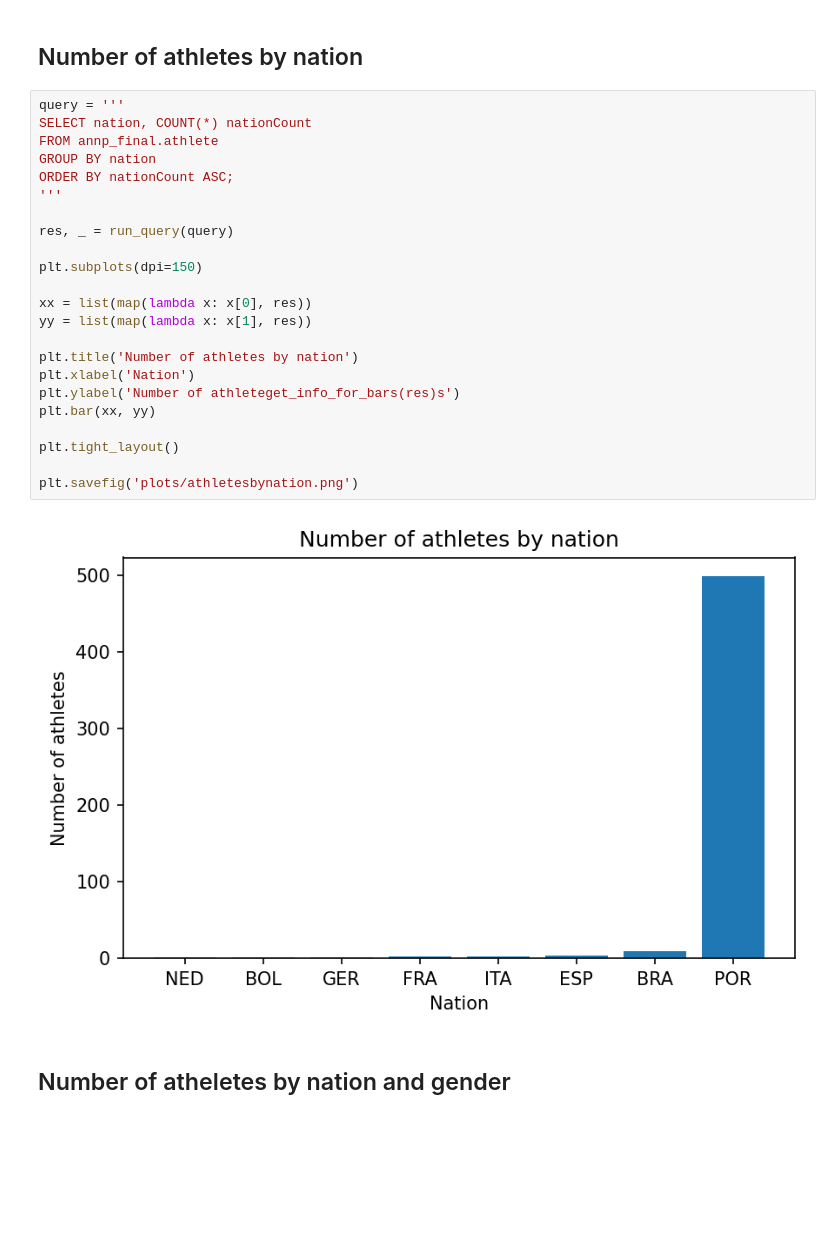
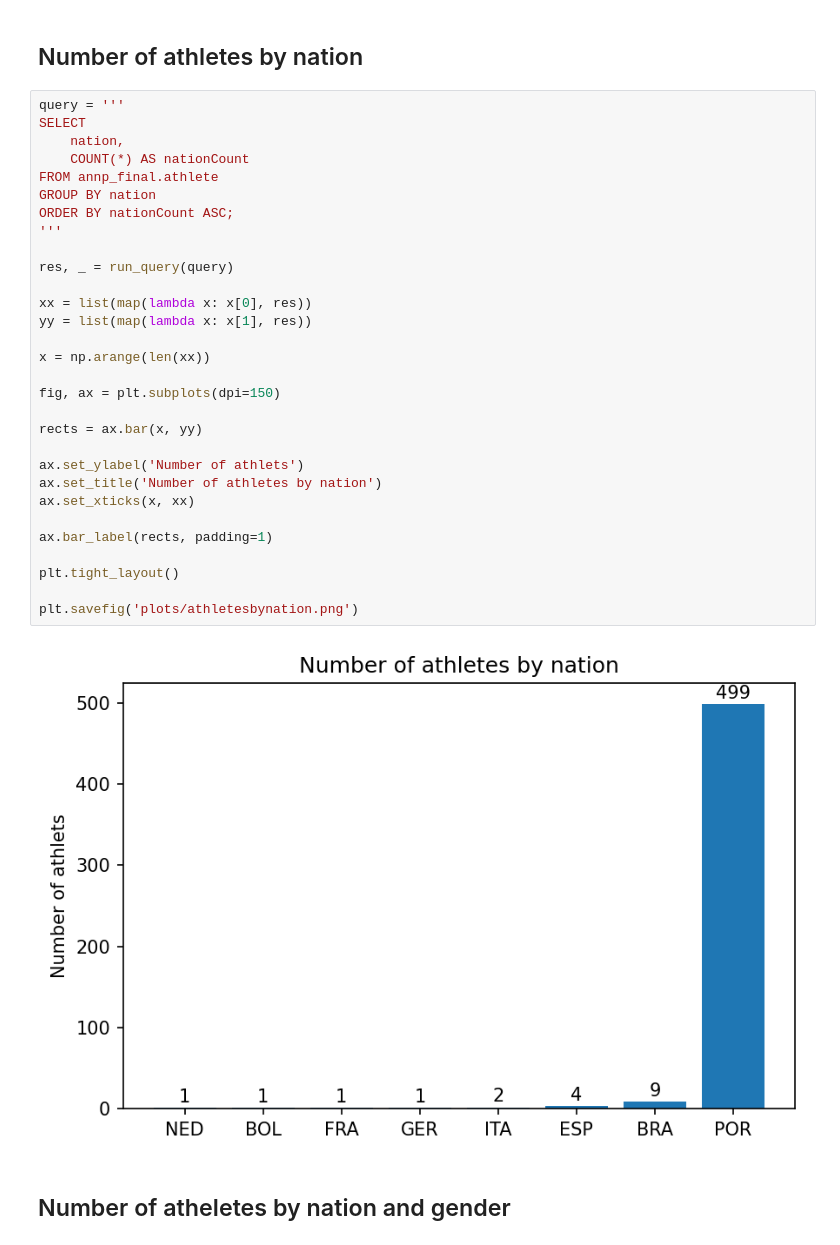
Before and after one commit to ruipedro16/TABD, a Jupyter notebook: queries.ipynb, the cells around one changed output. Drawn from its saved outputs; the diff is of its cells as text; blank space fills up the shorter version.

```diff
--- a/queries.ipynb
+++ b/queries.ipynb
@@ -118,29 +81,36 @@ plt.savefig('plots/athletesbyageandgender.png')
 ## Number of athletes by nation
 # %%
 query = '''
-SELECT nation, COUNT(*) nationCount
+SELECT
+    nation,
+    COUNT(*) AS nationCount
 FROM annp_final.athlete
 GROUP BY nation
 ORDER BY nationCount ASC;
 '''
 
 res, _ = run_query(query)
 
-plt.subplots(dpi=150)
-
 xx = list(map(lambda x: x[0], res))
 yy = list(map(lambda x: x[1], res))
 
-plt.title('Number of athletes by nation')
-plt.xlabel('Nation')
-plt.ylabel('Number of athleteget_info_for_bars(res)s')
-plt.bar(xx, yy)
+x = np.arange(len(xx))
+
+fig, ax = plt.subplots(dpi=150)
+
+rects = ax.bar(x, yy)
+
+ax.set_ylabel('Number of athlets')
+ax.set_title('Number of athletes by nation')
+ax.set_xticks(x, xx)
+
+ax.bar_label(rects, padding=1)
 
 plt.tight_layout()
 
 plt.savefig('plots/athletesbynation.png')
 # %% [output]
-[figure, old version]
+[figure, new version]
 # %% [markdown]
 ## Number of atheletes by nation and gender
 # %%
```
Also changed, not shown: parts of 13 cells of this notebook, 1 other file.
